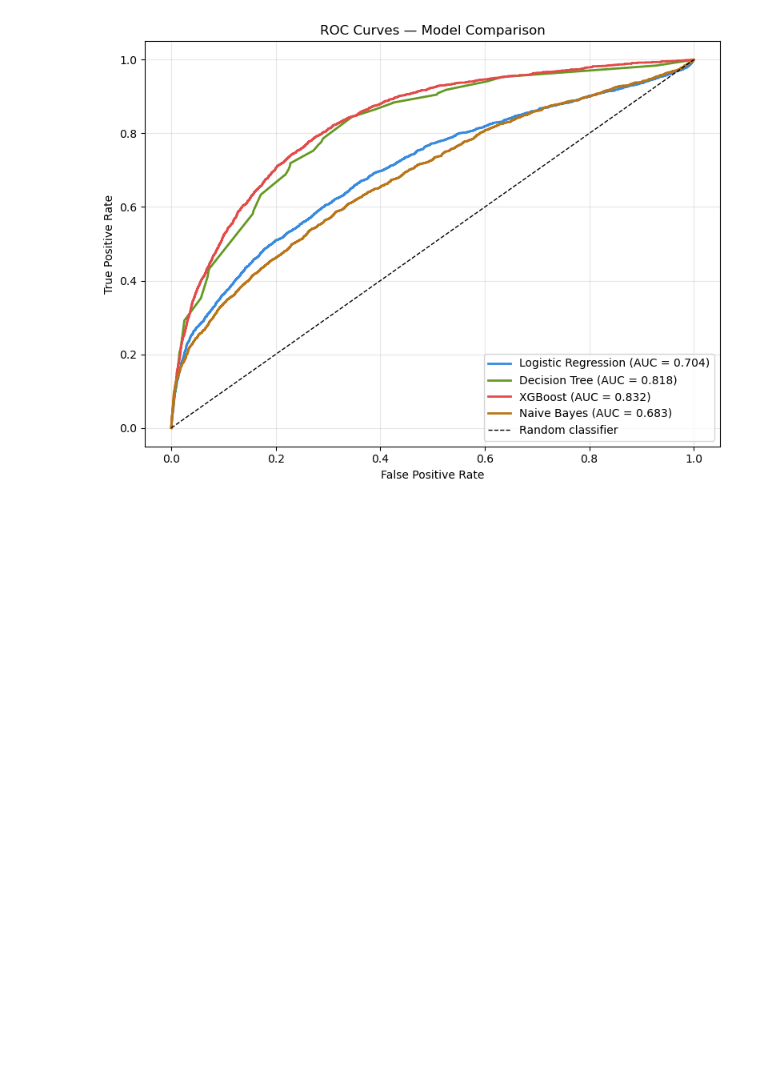
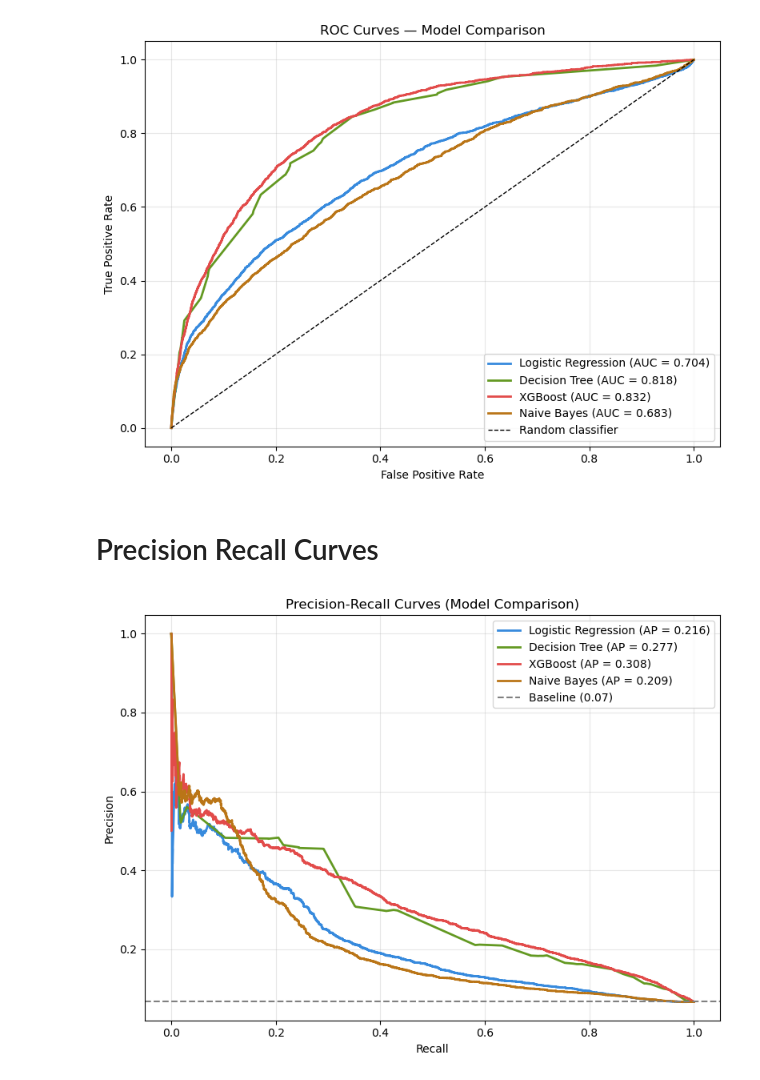
Before and after one commit to crawfordJames/Credit-Risk-Prediction, a Jupyter notebook: Credit Risk & Loan Prediction.ipynb, the cells around one changed output. Saved outputs shown, nothing was run; the diff lists cells and outputs as text; code cells hidden in the pictures; blank space fills up the shorter version.

```diff
--- a/Credit Risk & Loan Prediction.ipynb
+++ b/Credit Risk & Loan Prediction.ipynb
@@ -209,3 +209,25 @@ plt.tight_layout()
 plt.show()
 # %% [output]
 [figure]
+# %% [markdown]
+# Precision Recall Curves
+# %%
+plt.figure(figsize=(8,6))
+colors = ['#378ADD', '#639922', '#E24B4A', '#BA7517']
+
+for (name, res), color in zip(results.items(), colors):
+    prec, rec, _ = precision_recall_curve(y_test, res['y_proba'])
+    ap = average_precision_score(y_test, res['y_proba'])
+    plt.plot(rec, prec, label=f'{name} (AP = {ap:.3f})', color=color, lw=2)
+
+baseline = y_test.mean()
+plt.axhline(baseline, color='gray', linestyle='--', label=f'Baseline ({baseline:.2f})')
+plt.xlabel('Recall')
+plt.ylabel('Precision')
+plt.title('Precision-Recall Curves (Model Comparison)')
+plt.legend()
+plt.grid(alpha=0.3)
+plt.tight_layout()
+plt.show()
+# %% [output]
+[figure, added]
```
